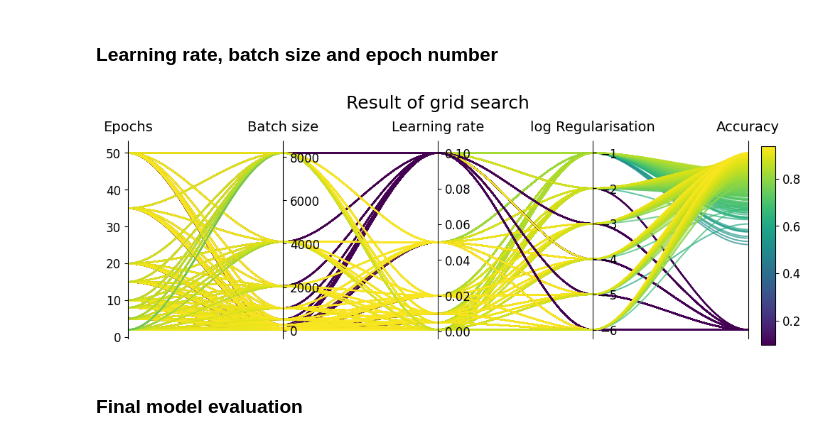
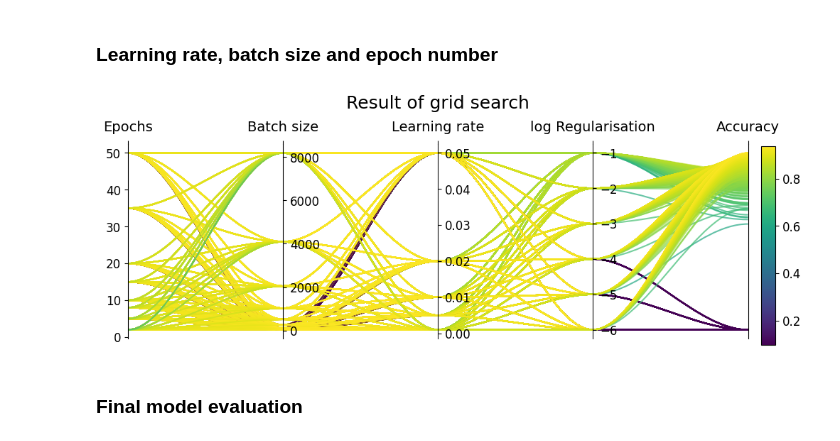
Before and after one commit to jonatanwins/Project3_FYS_STK4155, a Jupyter notebook: Runs/a_multinomial.ipynb, the cells around one changed output. Cells and saved outputs as stored; diff of their text form; code cells hidden in the pictures.

```diff
--- a/Runs/a_multinomial.ipynb
+++ b/Runs/a_multinomial.ipynb
@@ -173,31 +173,32 @@ def run_experiment():
 # %%
 run_list = load_run_from_file("Results/multinomial_28.json")
 
 
 data = {
     "Epochs": [],
     "Batch size": [],
     "Learning rate": [],
     "log Regularisation": [],
     "Accuracy": [],
 }
 
 for run in run_list:
 
     ## TODO HANDLE
-    if run["test_accuracy"] >= 0:#0.92:
+    # if run["test_accuracy"] >= 0:#0.92:
+    if run["lr"] < 0.1:#0.92:
 
         if run["lam"] > 0:
 
             data["Epochs"].append(run["epochs"])
             data["Batch size"].append(run["batch_size"])
             data["Learning rate"].append(run["lr"])
             data["log Regularisation"].append(np.log10(run["lam"]))
             data["Accuracy"].append(run["train_accuracy"])
 
 plot_grid_search_result(data)
 # %% [output]
-[figure, old version]
+[figure, new version]
 # %% [markdown]
 ### Final model evaluation
 # %%
```
Also changed, not shown: parts of 1 cell of this notebook, 1 other file.
